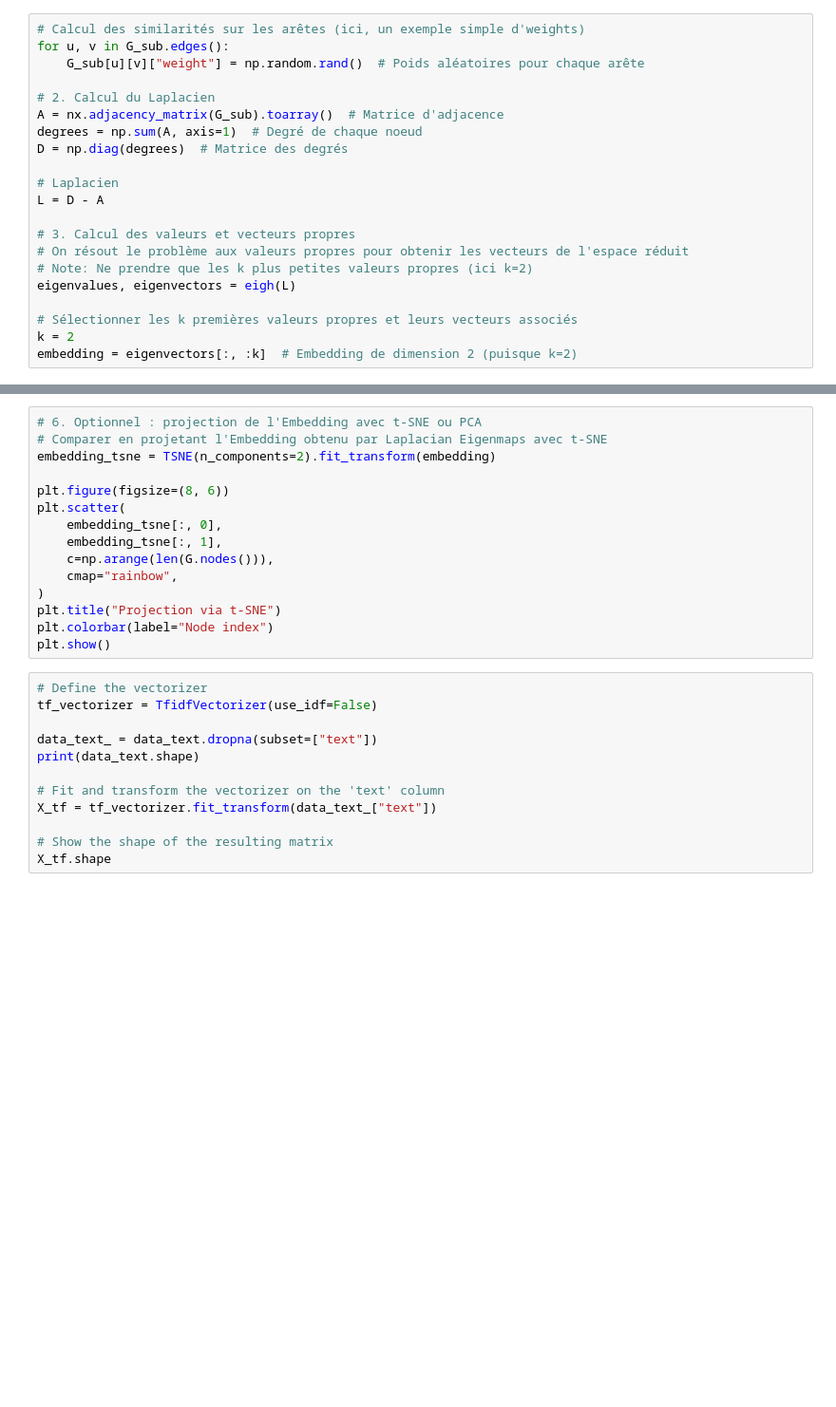
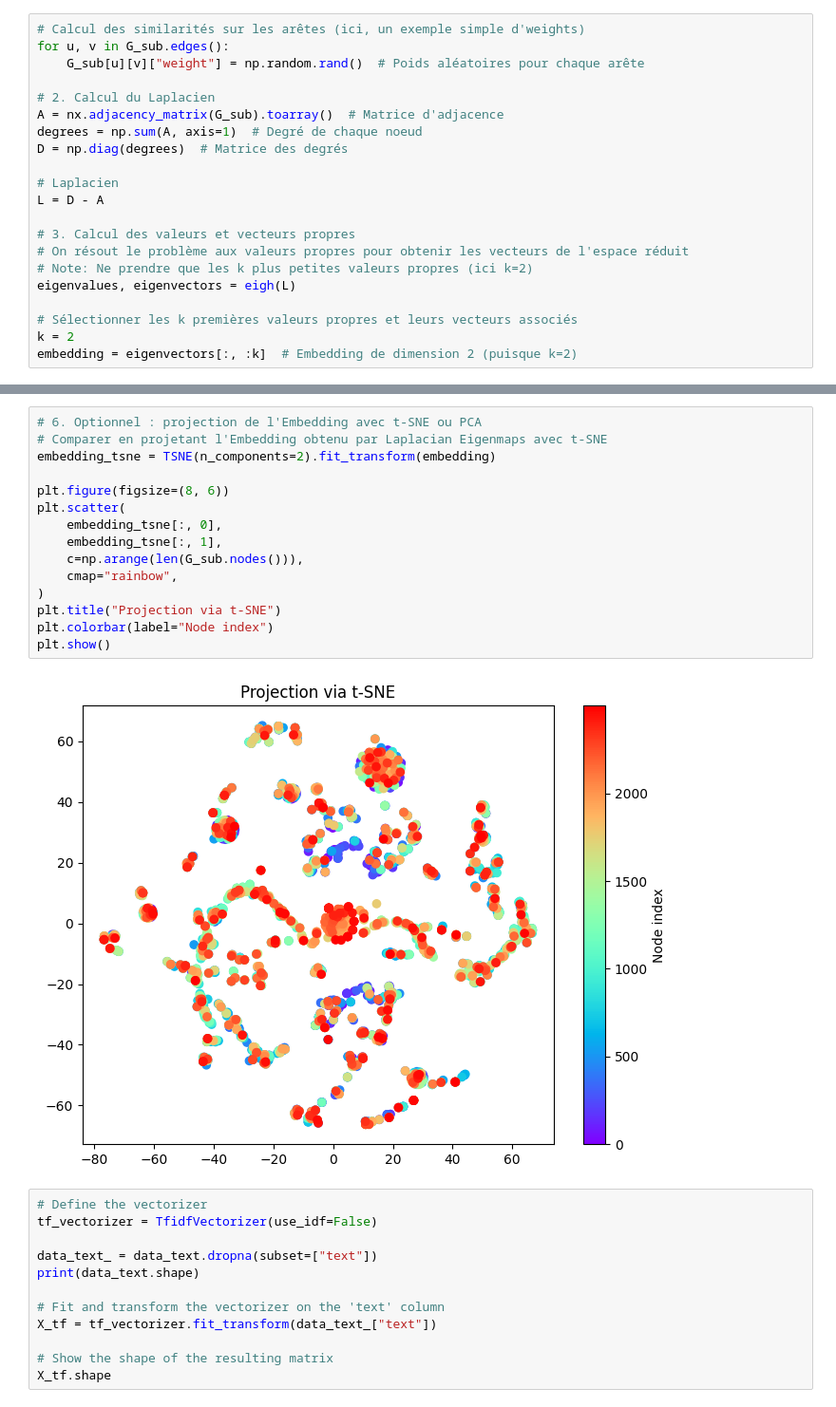
Before and after one commit to Bees11111/NetworkAnalysis_SearchEngine, a Jupyter notebook: partie3.ipynb, the cells around one changed output, grey strips where cells are left out. Shown: that part at 95% size. Saved outputs shown, nothing was run; the diff lists cells and outputs as text; blank space fills up the shorter version.

```diff
--- a/partie3.ipynb
+++ b/partie3.ipynb
@@ -419,18 +426,20 @@ plt.show()
 # %%
 # 6. Optionnel : projection de l'Embedding avec t-SNE ou PCA
 # Comparer en projetant l'Embedding obtenu par Laplacian Eigenmaps avec t-SNE
 embedding_tsne = TSNE(n_components=2).fit_transform(embedding)
 
 plt.figure(figsize=(8, 6))
 plt.scatter(
     embedding_tsne[:, 0],
     embedding_tsne[:, 1],
-    c=np.arange(len(G.nodes())),
+    c=np.arange(len(G_sub.nodes())),
     cmap="rainbow",
 )
 plt.title("Projection via t-SNE")
 plt.colorbar(label="Node index")
 plt.show()
+# %% [output]
+[figure, added]
 # %%
 # Define the vectorizer
 tf_vectorizer = TfidfVectorizer(use_idf=False)
```
Also changed, not shown: parts of 2 cells of this notebook, 4 other files.
